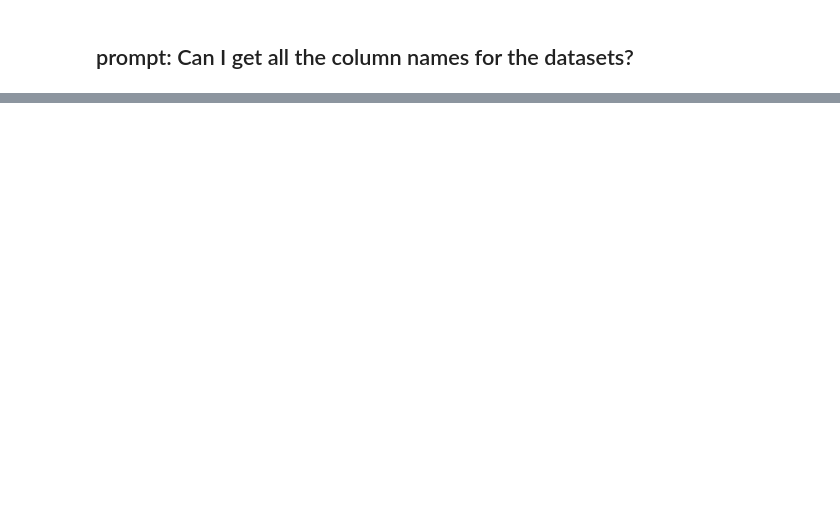
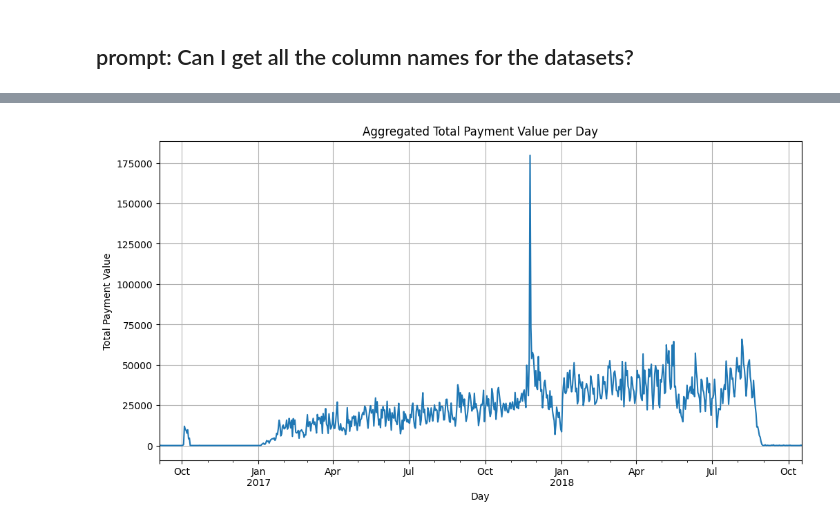
Before and after one commit to fsansegundo/Herramientas_IA_analisis_datos, a Jupyter notebook: EDA_with_gemini.ipynb, the cells around one changed output, grey strips where cells are left out. Drawn from its saved outputs; the diff is of its cells as text; code cells hidden in the pictures; blank space fills up the shorter version.

```diff
--- a/EDA_with_gemini.ipynb
+++ b/EDA_with_gemini.ipynb
@@ -403,0 +613,17 @@ Columns for DataFrame 'sellers':
+# %%
+# prompt: Can you do the same but using daily data instead of weekly data?
+
+import matplotlib.pyplot as plt
+# Resample the data daily and sum the payment_value
+daily_payment_value = reviews_with_customer_id['payment_value'].resample('D').sum()
+
+# Plot the time series
+plt.figure(figsize=(12, 6))
+daily_payment_value.plot()
+plt.title('Aggregated Total Payment Value per Day')
+plt.xlabel('Day')
+plt.ylabel('Total Payment Value')
+plt.grid(True)
+plt.show()
+# %% [output]
+[figure, added]
```
Also changed, not shown: parts of 35 cells of this notebook.
